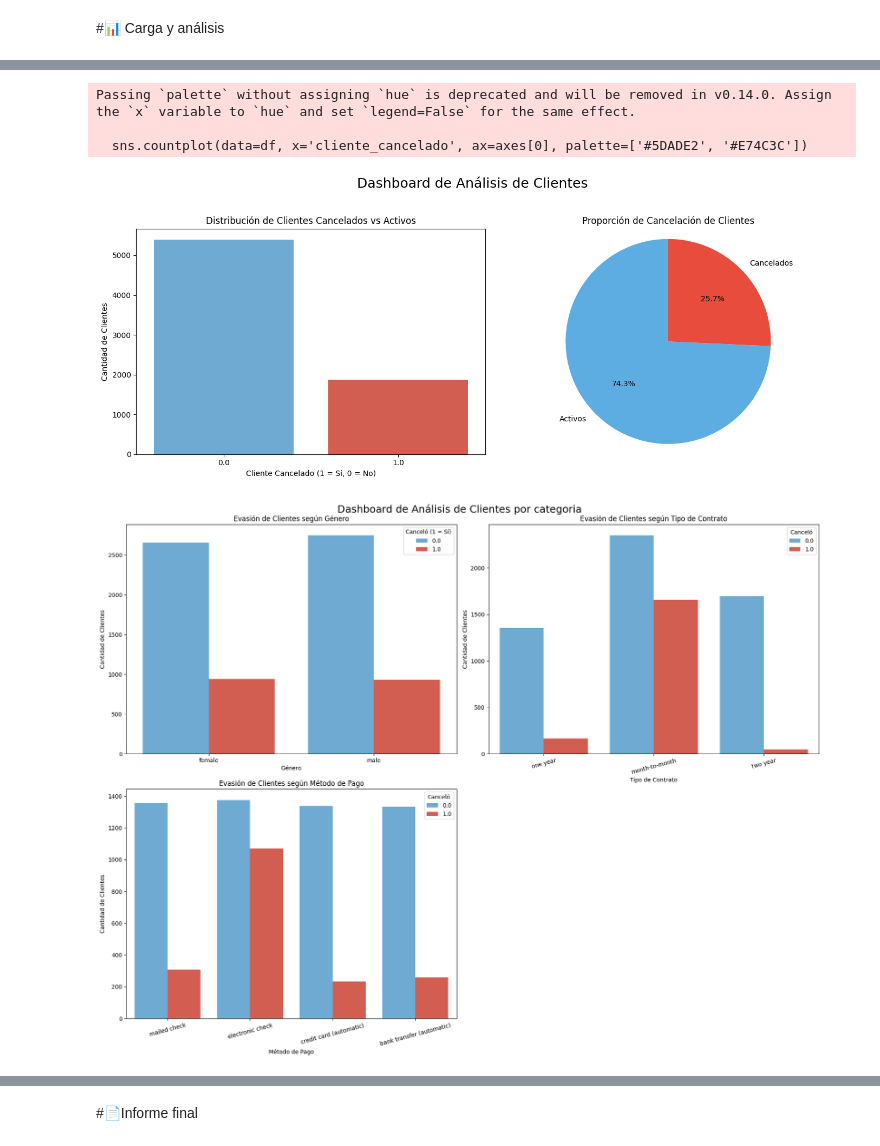
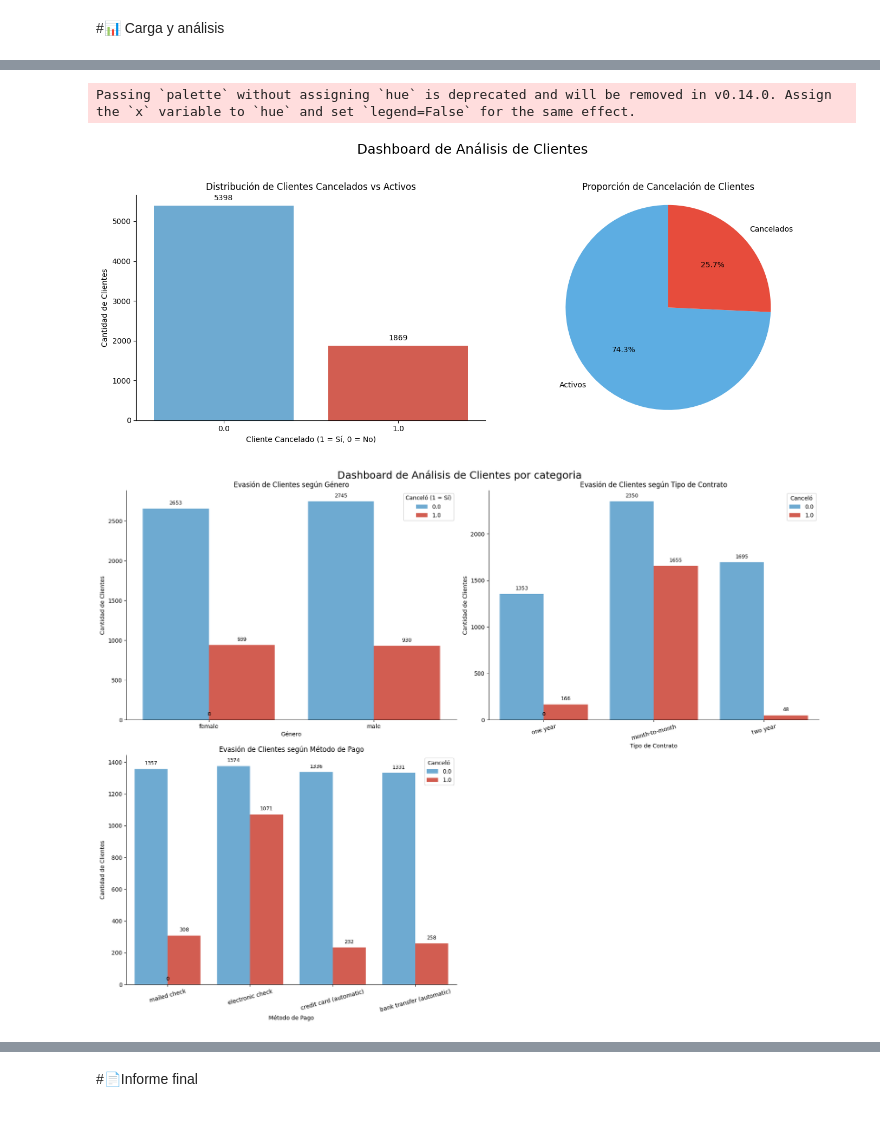
Before and after one commit to Lucas-Jimenez-uribe/telecom_x, a Jupyter notebook: TelecomX_LATAM.ipynb, the cells around one changed output, grey strips where cells are left out. Saved outputs shown, nothing was run; the diff lists cells and outputs as text; code cells hidden in the pictures.

```diff
--- a/TelecomX_LATAM.ipynb
+++ b/TelecomX_LATAM.ipynb
@@ -237,10 +183,16 @@ fig, axes = plt.subplots(nrows=1, ncols=2, figsize=(14, 6))
 fig.suptitle('Dashboard de Análisis de Clientes', fontsize=18)
 
 # --- Gráfica 1: Distribución (Izquierda) [axes[0]] ---
-sns.countplot(data=df, x='cliente_cancelado', ax=axes[0], palette=['#5DADE2', '#E74C3C'])
-axes[0].set_title('Distribución de Clientes Cancelados vs Activos')
-axes[0].set_xlabel('Cliente Cancelado (1 = Sí, 0 = No)')
-axes[0].set_ylabel('Cantidad de Clientes')
+ax_countplot = sns.countplot(data=df, x='cliente_cancelado', ax=axes[0], palette=['#5DADE2', '#E74C3C'])
+ax_countplot.set_title('Distribución de Clientes Cancelados vs Activos')
+ax_countplot.set_xlabel('Cliente Cancelado (1 = Sí, 0 = No)')
+ax_countplot.set_ylabel('Cantidad de Clientes')
+ax_countplot.spines['top'].set_visible(False)
+ax_countplot.spines['right'].set_visible(False)
+
+for p in ax_countplot.patches:
+    ax_countplot.annotate(f'{int(p.get_height())}', (p.get_x() + p.get_width() / 2., p.get_height()),
+                ha='center', va='center', xytext=(0, 10), textcoords='offset points')
 
 # --- Gráfica 2: Proporción (Derecha) [axes[1]] ---
 # Primero, calculamos los valores para la gráfica de torta
@@ -258,9 +210,7 @@ plt.tight_layout(rect=[0, 0.03, 1, 0.95]) # El rect deja espacio para el título
 plt.show()
 # %% [output]
 Passing `palette` without assigning `hue` is deprecated and will be removed in v0.14.0. Assign the `x` variable to `hue` and set `legend=False` for the same effect.
-
-  sns.countplot(data=df, x='cliente_cancelado', ax=axes[0], palette=['#5DADE2', '#E74C3C'])
-[figure, old version]
+[figure, new version]
 # %%
 # Crear la figura y la cuadrícula para 3 subplots (2 filas, 2 columnas)
 # Esto crea una cuadrícula de 4 espacios, dejando uno vacío.
@@ -270,31 +220,52 @@ fig.suptitle('Dashboard de Análisis de Clientes por categoria', fontsize=18)
 # --- Primera figura: Evasión de Clientes según Género (axes[0, 0]) ---
 sns.countplot(data=df, x='cliente_genero', hue='cliente_cancelado', palette=['#5DADE2', '#E74C3C'], ax=axes[0, 0])
 axes[0, 0].set_title('Evasión de Clientes según Género')
 axes[0, 0].set_xlabel('Género')
 axes[0, 0].set_ylabel('Cantidad de Clientes')
 axes[0, 0].legend(title='Canceló (1 = Sí)')
+axes[0,0].spines['top'].set_visible(False)
+axes[0,0].spines['right'].set_visible(False)
+
+# Añadir los números exactos en la parte superior de los rectángulos para axes[0, 0]
+for p in axes[0, 0].patches:
+    axes[0, 0].annotate(f'{int(p.get_height())}', (p.get_x() + p.get_width() / 2., p.get_height()),
+                ha='center', va='center', xytext=(0, 10), textcoords='offset points', fontsize=9)
 
 # --- Segunda figura: Evasión de Clientes según Tipo de Contrato (axes[0, 1]) ---
 sns.countplot(data=df, x='cuenta_contrato', hue='cliente_cancelado', palette=['#5DADE2', '#E74C3C'], ax=axes[0, 1])
 axes[0, 1].set_title('Evasión de Clientes según Tipo de Contrato')
 axes[0, 1].set_xlabel('Tipo de Contrato')
 axes[0, 1].set_ylabel('Cantidad de Clientes')
 axes[0, 1].legend(title='Canceló')
 axes[0, 1].tick_params(axis='x', rotation=15) # Rotar las etiquetas del eje X
+axes[0,1].spines['top'].set_visible(False)
+axes[0,1].spines['right'].set_visible(False)
+
+# Añadir los números exactos en la parte superior de los rectángulos para axes[0, 0]
+for p in axes[0, 1].patches:
+    axes[0, 1].annotate(f'{int(p.get_height())}', (p.get_x() + p.get_width() / 2., p.get_height()),
+                ha='center', va='center', xytext=(0, 10), textcoords='offset points', fontsize=9)
 
 # --- Tercera figura: Evasión de Clientes según Método de Pago (axes[1, 0]) ---
 sns.countplot(data=df, x='cuenta_metodo_pago', hue='cliente_cancelado', palette=['#5DADE2', '#E74C3C'], ax=axes[1, 0])
 axes[1, 0].set_title('Evasión de Clientes según Método de Pago')
 axes[1, 0].set_xlabel('Método de Pago')
 axes[1, 0].set_ylabel('Cantidad de Clientes')
 axes[1, 0].legend(title='Canceló')
 axes[1, 0].tick_params(axis='x', rotation=15) # Rotar las etiquetas del eje X
+axes[1,0].spines['top'].set_visible(False)
+axes[1,0].spines['right'].set_visible(False)
+
+# Añadir los números exactos en la parte superior de los rectángulos para axes[0, 0]
+for p in axes[1, 0].patches:
+    axes[1, 0].annotate(f'{int(p.get_height())}', (p.get_x() + p.get_width() / 2., p.get_height()),
+                ha='center', va='center', xytext=(0, 10), textcoords='offset points', fontsize=9)
 
 # --- Ocultar el cuarto subplot (axes[1, 1]) ya que no lo estamos usando ---
 axes[1, 1].axis('off')
 
 # Ajustar el diseño para evitar superposiciones y mostrar la figura
 plt.tight_layout()
 plt.show()
 # %% [output]
-[figure, old version]
+[figure, new version]
```
Also changed, not shown: parts of 10 cells of this notebook.
